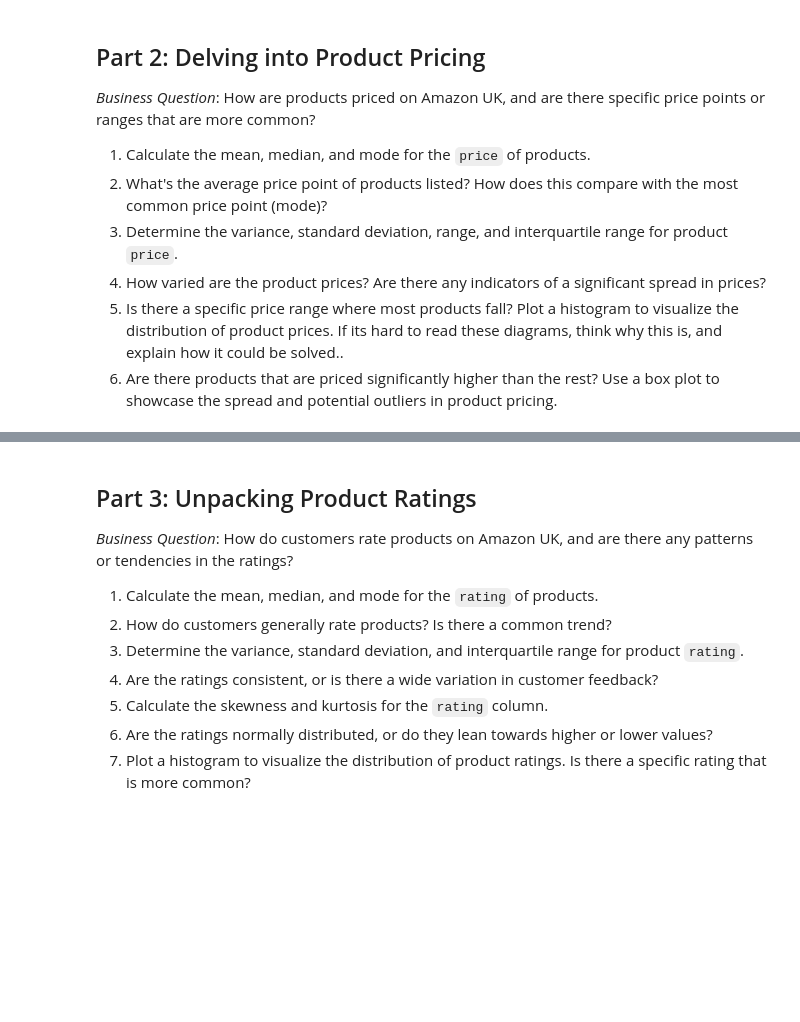
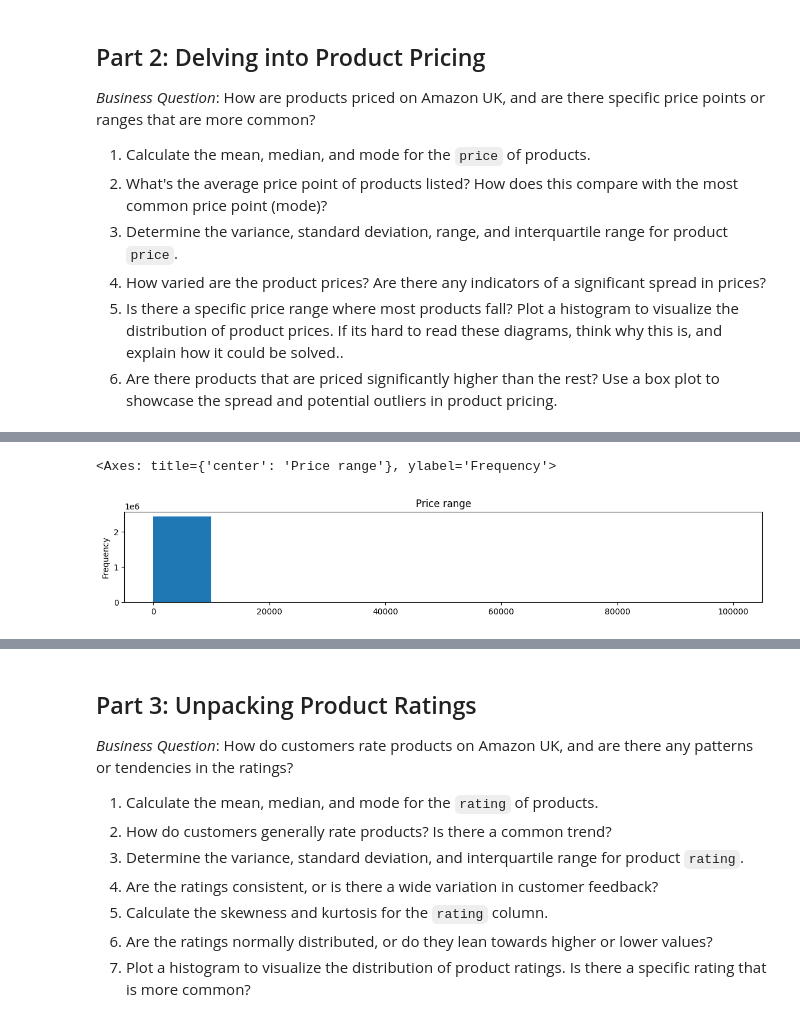
Before and after one commit to data-bootcamp-v4/lab-eda-univariate, a Jupyter notebook: lab_eda_univariate.ipynb, the cells around one changed output, grey strips where cells are left out. Cells and saved outputs as stored; diff of their text form; code cells hidden in the pictures; blank space fills up the shorter version.

```diff
--- a/lab_eda_univariate.ipynb
+++ b/lab_eda_univariate.ipynb
@@ -85,3 +116,6 @@ dtype: int64
 4. How varied are the product prices? Are there any indicators of a significant spread in prices?
 5. Is there a specific price range where most products fall? Plot a histogram to visualize the distribution of product prices. If its hard to read these diagrams, think why this is, and explain how it could be solved..
 6. Are there products that are priced significantly higher than the rest? Use a box plot to showcase the spread and potential outliers in product pricing.
+# %%
+price_series: pd.Series = df.price
+price_series.describe().round(2)
@@ -89,0 +154,5 @@ dtype: int64
+# %%
+price_series.plot.hist(figsize=(14, 2), title="Price range")
+# %% [output]
+<Axes: title={'center': 'Price range'}, ylabel='Frequency'>
+[figure, added]
```
Also changed, not shown: parts of 31 cells of this notebook.
